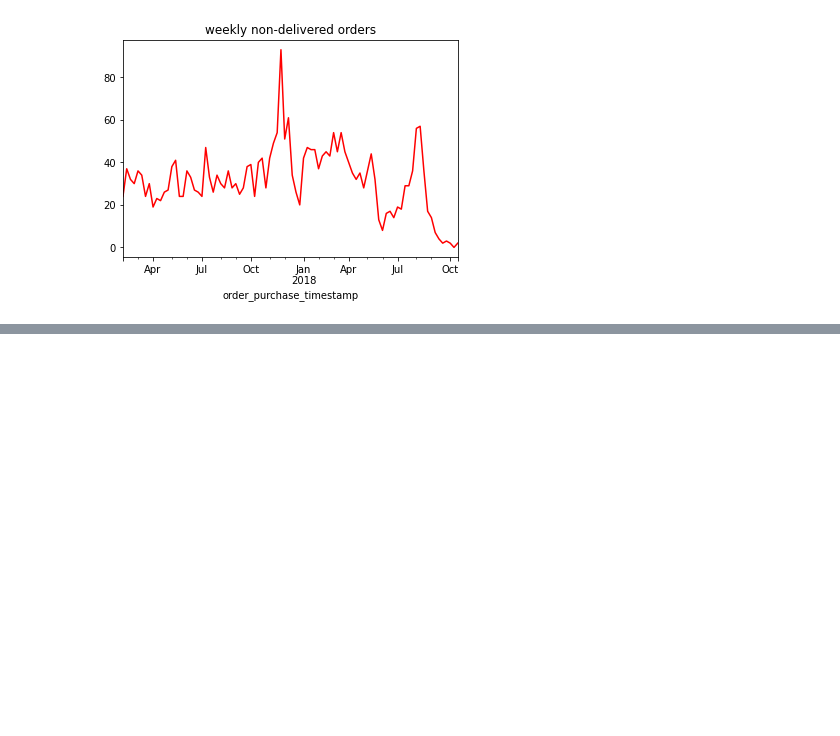
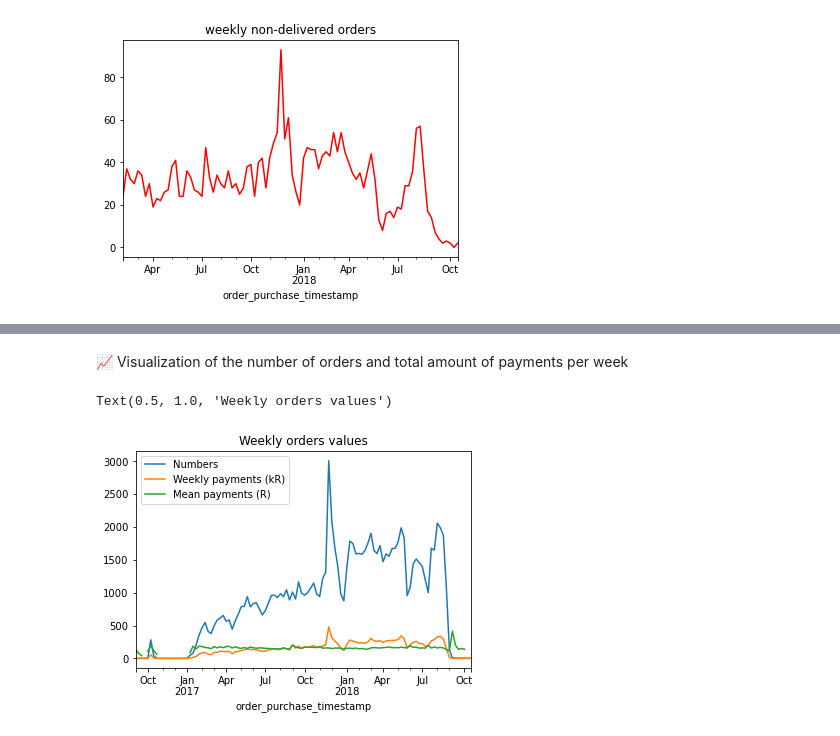
Before and after one commit to TshepoKubeka/O-list-Project, a Jupyter notebook: notebooks/Untitled.ipynb, the cells around one changed output, grey strips where cells are left out. Drawn from its saved outputs; the diff is of its cells as text; code cells hidden in the pictures; blank space fills up the shorter version.

```diff
--- a/notebooks/Untitled.ipynb
+++ b/notebooks/Untitled.ipynb
@@ -283,0 +296,4 @@ Text(0.5, 1.0, 'weekly non-delivered orders')
+# %%
+order_ids_payments = data['order_payments'].groupby('order_id').sum()[['payment_value']]
+order_ids_payments.rename(columns={'payment_value': 'order_payment_value'}, inplace=True)
+order_ids_payments.head()
@@ -283,0 +310,2 @@ Text(0.5, 1.0, 'weekly non-delivered orders')
+# %%
+orders_payments = data['orders'].merge(order_ids_payments, on='order_id')
@@ -283,0 +327,12 @@ Text(0.5, 1.0, 'weekly non-delivered orders')
+# %% [markdown]
+📈 Visualization of the number of orders and total amount of payments per week
+# %%
+weekly_orders_payments = orders_payments.set_index('order_purchase_timestamp').resample('W')
+weekly_orders_payments.count()['order_id'].plot(label='Numbers')
+weekly_orders_payments.sum()['order_payment_value'].apply(lambda x: x/1000).plot(label='Weekly payments (kR)')
+weekly_orders_payments.mean()['order_payment_value'].plot(label = 'Mean payments (R)')
+plt.legend()
+plt.title('Weekly orders values')
+# %% [output]
+Text(0.5, 1.0, 'Weekly orders values')
+[figure, added]
```
Also changed, not shown: parts of 13 cells of this notebook.
